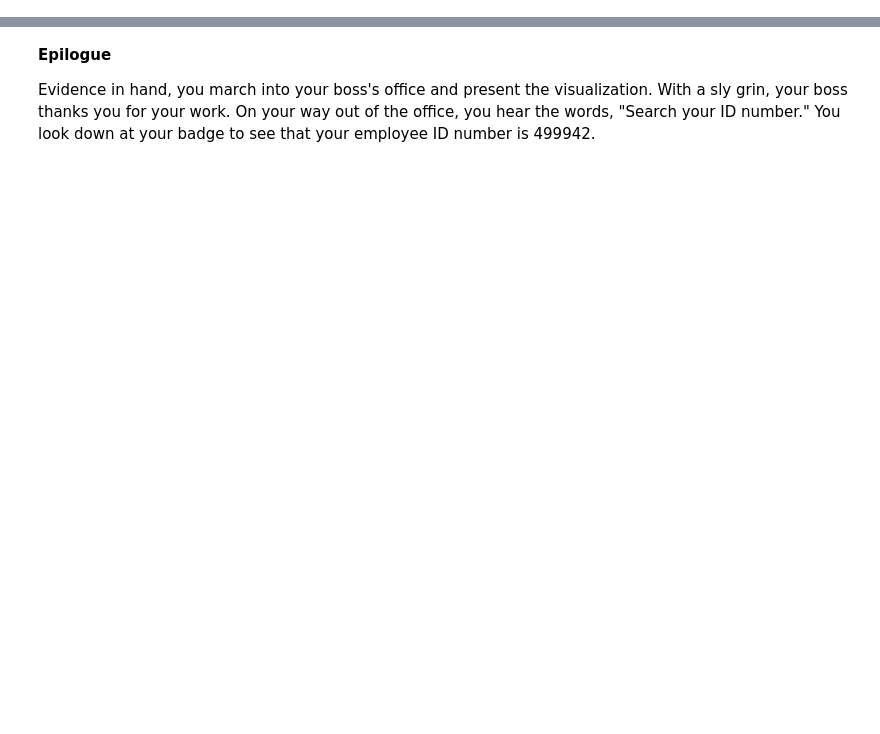
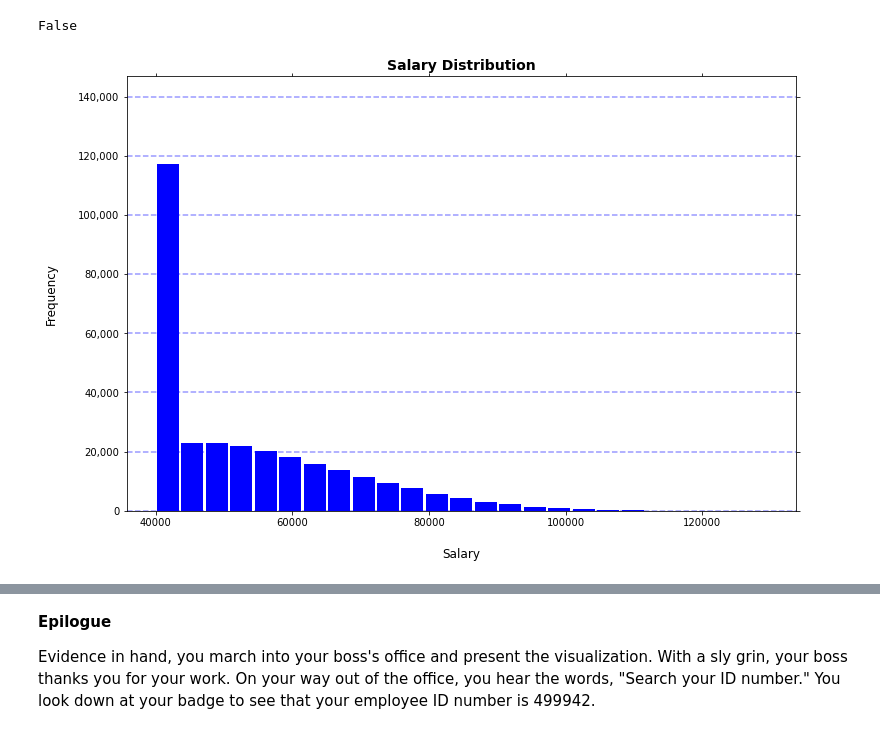
Before and after one commit to itsnameeta/sql-challenge, a Jupyter notebook: EmployeeSQL/Employee.ipynb, the cells around one changed output, grey strips where cells are left out. Cells and saved outputs as stored; diff of their text form; code cells hidden in the pictures; blank space fills up the shorter version.

```diff
--- a/EmployeeSQL/Employee.ipynb
+++ b/EmployeeSQL/Employee.ipynb
@@ -19,6 +15,5 @@ from config import pgadim_pass
 # %%
-database_url = f"postgresql://{pgadim_user}:{pgadim_pass}@localhost:5432/postgres"
+from sqlalchemy import create_engine
 
-from sqlalchemy import create_engine
-engine = create_engine(database_url)
+engine = create_engine('postgresql://postgres:tiki@localhost:5432/postgres')
 connection = engine.connect()
@@ -31,40 +31,29 @@ salary_df
 # %%
 # Look for NAN values
 salary_df.isnull().values.any()
+# %% [output]
+False
 # %%
+# Create a histogram to visualize the most common salary ranges for employees.
 
-# Create a histogram to visualize the most common salary ranges for employees.
-ax = salary_df.hist(column='salary', bins=25, grid=False, figsize=(12,8), color='#86bf91', zorder=2, rwidth=0.9)
+ax = salary_df.hist(column='salary', bins=25, grid=False, figsize=(12,8), color='blue', zorder=2, rwidth=0.9)
+ax = ax[0]
 
-ax = ax[0]
 for x in ax:
+    x.tick_params(axis="both", which="both", bottom="off", top="off", labelbottom="on", left="off", right="off", labelleft="on")
+    vals = x.get_yticks()
 
+    for tick in vals:
+        x.axhline(y=tick, linestyle='dashed', alpha=0.4, color='blue', zorder=1)
 
-    # Switch off ticks
-    x.tick_params(axis="both", which="both", bottom="off", top="off", labelbottom="on",
-                  left="off", right="off", labelleft="on")
-
-    # Draw horizontal axis lines
-    vals = x.get_yticks()
-    for tick in vals:
-        x.axhline(y=tick, linestyle='dashed', alpha=0.4, color='#eeeeee', zorder=1)
-
-    # Remove title
-    x.set_title("")
-
-    # Set x-axis label
-    x.set_xlabel("Salary ($)", labelpad=20, weight='bold', size=12)
-
-    # Set y-axis label
-    x.set_ylabel("Frequency", labelpad=20, weight='bold', size=12)
-
-    # Set y-axis label
+    x.set_xlabel("Salary", labelpad=20, size=12)
+    x.set_ylabel("Frequency", labelpad=20, size=12)
     x.set_title("Salary Distribution", weight='bold', size=14)
-
-    # Format y-axis label
     x.yaxis.set_major_formatter(StrMethodFormatter('{x:,g}'))
 
 plt.savefig('Salary_Distribution.png')
+# %% [output]
+[figure, added]
 # %%
 # Salary by Title
 salary_grop_df = pd.read_sql("""SELECT titles.title, AVG(salaries.salary)
```
Also changed, not shown: parts of 8 cells of this notebook, 2 other files.
